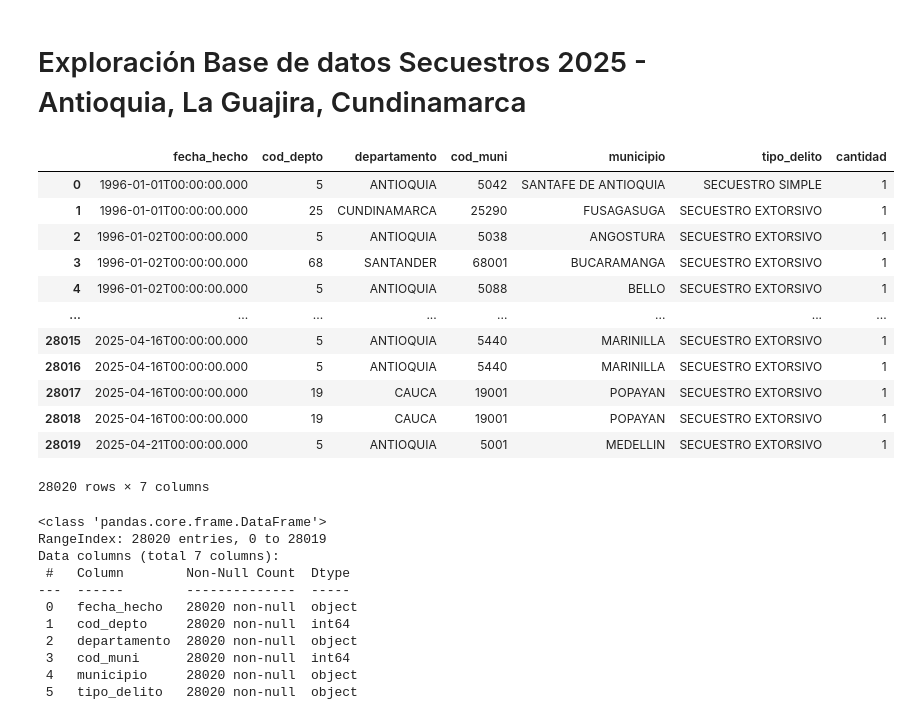
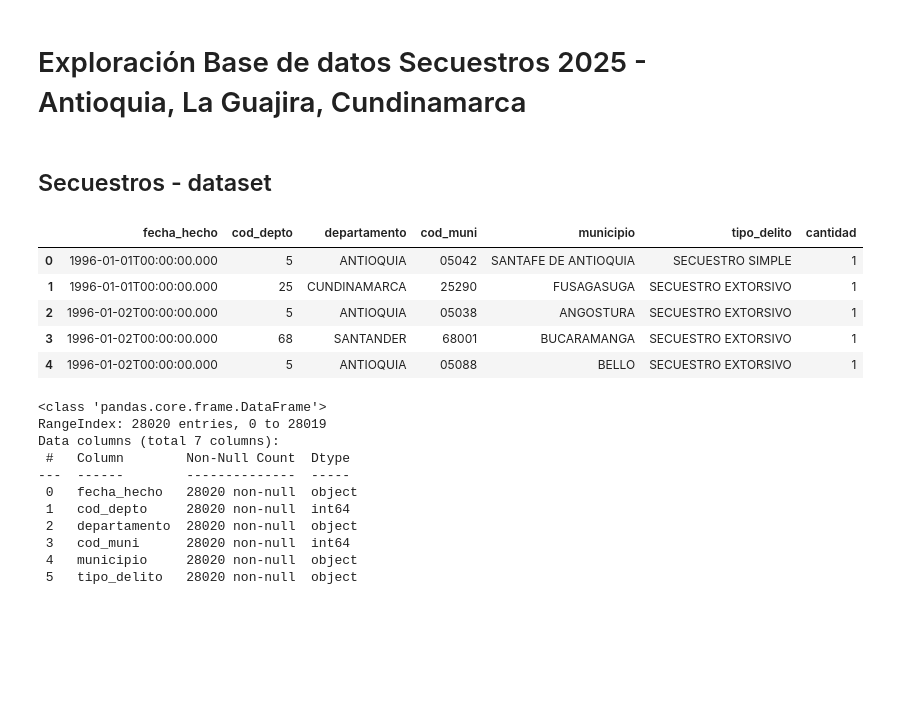
Before and after one commit to SPMINE-2425/repo_jaecheverrys, a Jupyter notebook: Código/exploracion_secuestros.ipynb, the cells around one changed output. Drawn from its saved outputs; the diff is of its cells as text; code cells hidden in the pictures; blank space fills up the shorter version.

```diff
--- a/Código/exploracion_secuestros.ipynb
+++ b/Código/exploracion_secuestros.ipynb
@@ -5,26 +5,21 @@
 
 import pandas as pd
 import numpy as np
+# %% [markdown]
+## Secuestros - dataset
 # %%
 # Traer los datos desdde la API de datos abiertos
 
-df = pd.read_json('https://www.datos.gov.co/resource/d7zw-hpf4.json?$limit=1000000&')
+df = pd.read_json('https://www.datos.gov.co/resource/d7zw-hpf4.json?$limit=1000000&', dtype={'cod_muni': str})
 # %%
-df
+df.head()
 # %% [output]
 |  | fecha_hecho | cod_depto | departamento | cod_muni | municipio | tipo_delito | cantidad |
-| 0 | 1996-01-01T00:00:00.000 | 5 | ANTIOQUIA | 5042 | SANTAFE DE ANTIOQUIA | SECUESTRO SIMPLE | 1 |
+| 0 | 1996-01-01T00:00:00.000 | 5 | ANTIOQUIA | 05042 | SANTAFE DE ANTIOQUIA | SECUESTRO SIMPLE | 1 |
 | 1 | 1996-01-01T00:00:00.000 | 25 | CUNDINAMARCA | 25290 | FUSAGASUGA | SECUESTRO EXTORSIVO | 1 |
-| 2 | 1996-01-02T00:00:00.000 | 5 | ANTIOQUIA | 5038 | ANGOSTURA | SECUESTRO EXTORSIVO | 1 |
+| 2 | 1996-01-02T00:00:00.000 | 5 | ANTIOQUIA | 05038 | ANGOSTURA | SECUESTRO EXTORSIVO | 1 |
 | 3 | 1996-01-02T00:00:00.000 | 68 | SANTANDER | 68001 | BUCARAMANGA | SECUESTRO EXTORSIVO | 1 |
-| 4 | 1996-01-02T00:00:00.000 | 5 | ANTIOQUIA | 5088 | BELLO | SECUESTRO EXTORSIVO | 1 |
-| ... | ... | ... | ... | ... | ... | ... | ... |
-| 28015 | 2025-04-16T00:00:00.000 | 5 | ANTIOQUIA | 5440 | MARINILLA | SECUESTRO EXTORSIVO | 1 |
-| 28016 | 2025-04-16T00:00:00.000 | 5 | ANTIOQUIA | 5440 | MARINILLA | SECUESTRO EXTORSIVO | 1 |
-| 28017 | 2025-04-16T00:00:00.000 | 19 | CAUCA | 19001 | POPAYAN | SECUESTRO EXTORSIVO | 1 |
-| 28018 | 2025-04-16T00:00:00.000 | 19 | CAUCA | 19001 | POPAYAN | SECUESTRO EXTORSIVO | 1 |
-| 28019 | 2025-04-21T00:00:00.000 | 5 | ANTIOQUIA | 5001 | MEDELLIN | SECUESTRO EXTORSIVO | 1 |
+| 4 | 1996-01-02T00:00:00.000 | 5 | ANTIOQUIA | 05088 | BELLO | SECUESTRO EXTORSIVO | 1 |
-28020 rows × 7 columns
 # %%
 # Generamos un informe preliminar del DataFrame
 df.info()
```
Also changed, not shown: parts of 11 cells of this notebook.
